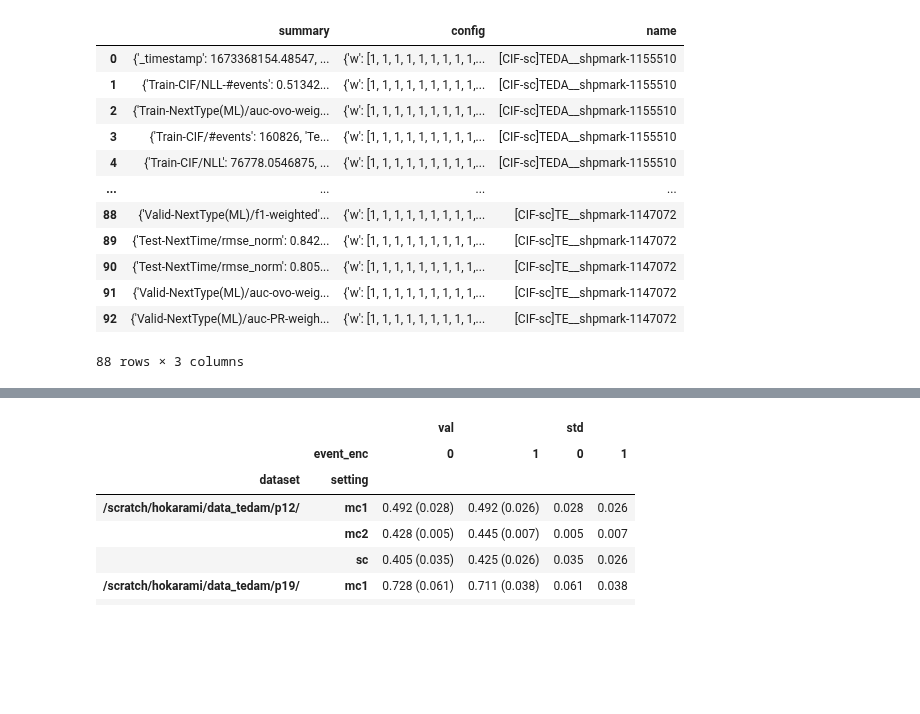
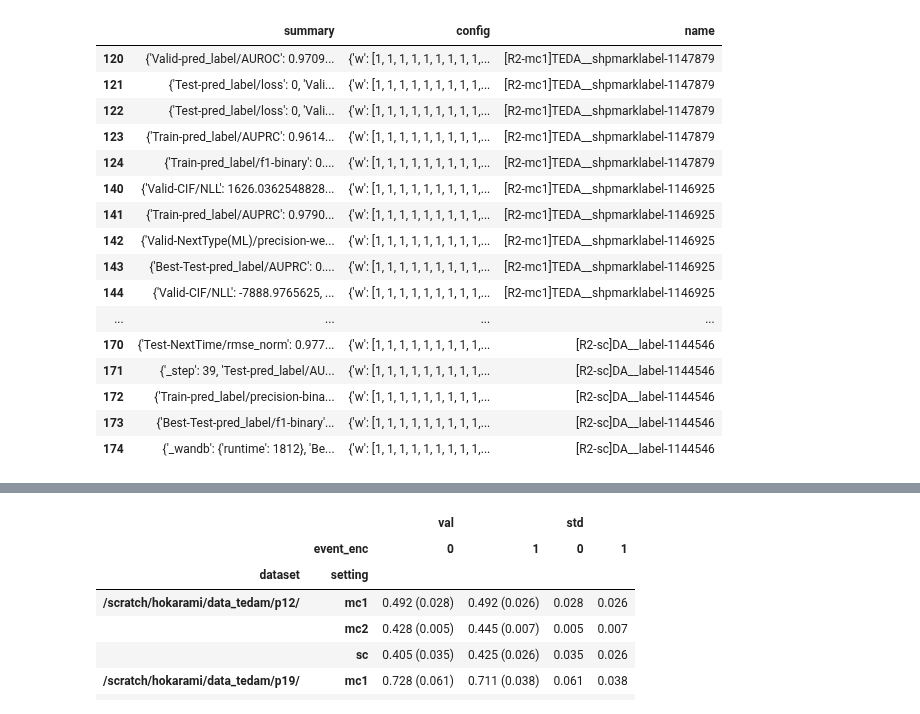
Before and after one commit to hojjatkarami/tedam2, a Jupyter notebook: jup_res.ipynb, the cells around one changed output, grey strips where cells are left out. Drawn from its saved outputs; the diff is of its cells as text; code cells hidden in the pictures; blank space fills up the shorter version.

```diff
--- a/jup_res.ipynb
+++ b/jup_res.ipynb
@@ -38,23 +38,27 @@ runs_df = pd.DataFrame({
 
 runs_df.to_csv("project.csv")
 # %%
-q = runs_df['name'].str.contains('\[CIF-')
+q = runs_df['name'].str.contains('\[R2-')
 runs_df = runs_df[q]
 runs_df
 # %% [output]
 |  | summary | config | name |
-| 0 | {'_timestamp': 1673368154.48547, ... | {'w': [1, 1, 1, 1, 1, 1, 1, 1, 1,... | [CIF-sc]TEDA__shpmark-1155510 |
-| 1 | {'Train-CIF/NLL-#events': 0.51342... | {'w': [1, 1, 1, 1, 1, 1, 1, 1, 1,... | [CIF-sc]TEDA__shpmark-1155510 |
-| 2 | {'Train-NextType(ML)/auc-ovo-weig... | {'w': [1, 1, 1, 1, 1, 1, 1, 1, 1,... | [CIF-sc]TEDA__shpmark-1155510 |
-| 3 | {'Train-CIF/#events': 160826, 'Te... | {'w': [1, 1, 1, 1, 1, 1, 1, 1, 1,... | [CIF-sc]TEDA__shpmark-1155510 |
-| 4 | {'Train-CIF/NLL': 76778.0546875, ... | {'w': [1, 1, 1, 1, 1, 1, 1, 1, 1,... | [CIF-sc]TEDA__shpmark-1155510 |
+| 120 | {'Valid-pred_label/AUROC': 0.9709... | {'w': [1, 1, 1, 1, 1, 1, 1, 1, 1,... | [R2-mc1]TEDA__shpmarklabel-1147879 |
+| 121 | {'Test-pred_label/loss': 0, 'Vali... | {'w': [1, 1, 1, 1, 1, 1, 1, 1, 1,... | [R2-mc1]TEDA__shpmarklabel-1147879 |
+| 122 | {'Test-pred_label/loss': 0, 'Vali... | {'w': [1, 1, 1, 1, 1, 1, 1, 1, 1,... | [R2-mc1]TEDA__shpmarklabel-1147879 |
+| 123 | {'Train-pred_label/AUPRC': 0.9614... | {'w': [1, 1, 1, 1, 1, 1, 1, 1, 1,... | [R2-mc1]TEDA__shpmarklabel-1147879 |
+| 124 | {'Train-pred_label/f1-binary': 0.... | {'w': [1, 1, 1, 1, 1, 1, 1, 1, 1,... | [R2-mc1]TEDA__shpmarklabel-1147879 |
+| 140 | {'Valid-CIF/NLL': 1626.0362548828... | {'w': [1, 1, 1, 1, 1, 1, 1, 1, 1,... | [R2-mc1]TEDA__shpmarklabel-1146925 |
+| 141 | {'Train-pred_label/AUPRC': 0.9790... | {'w': [1, 1, 1, 1, 1, 1, 1, 1, 1,... | [R2-mc1]TEDA__shpmarklabel-1146925 |
+| 142 | {'Valid-NextType(ML)/precision-we... | {'w': [1, 1, 1, 1, 1, 1, 1, 1, 1,... | [R2-mc1]TEDA__shpmarklabel-1146925 |
+| 143 | {'Best-Test-pred_label/AUPRC': 0.... | {'w': [1, 1, 1, 1, 1, 1, 1, 1, 1,... | [R2-mc1]TEDA__shpmarklabel-1146925 |
+| 144 | {'Valid-CIF/NLL': -7888.9765625, ... | {'w': [1, 1, 1, 1, 1, 1, 1, 1, 1,... | [R2-mc1]TEDA__shpmarklabel-1146925 |
 | ... | ... | ... | ... |
-| 88 | {'Valid-NextType(ML)/f1-weighted'... | {'w': [1, 1, 1, 1, 1, 1, 1, 1, 1,... | [CIF-sc]TE__shpmark-1147072 |
-| 89 | {'Test-NextTime/rmse_norm': 0.842... | {'w': [1, 1, 1, 1, 1, 1, 1, 1, 1,... | [CIF-sc]TE__shpmark-1147072 |
-| 90 | {'Test-NextTime/rmse_norm': 0.805... | {'w': [1, 1, 1, 1, 1, 1, 1, 1, 1,... | [CIF-sc]TE__shpmark-1147072 |
-| 91 | {'Valid-NextType(ML)/auc-ovo-weig... | {'w': [1, 1, 1, 1, 1, 1, 1, 1, 1,... | [CIF-sc]TE__shpmark-1147072 |
-| 92 | {'Valid-NextType(ML)/auc-PR-weigh... | {'w': [1, 1, 1, 1, 1, 1, 1, 1, 1,... | [CIF-sc]TE__shpmark-1147072 |
+| 170 | {'Test-NextTime/rmse_norm': 0.977... | {'w': [1, 1, 1, 1, 1, 1, 1, 1, 1,... | [R2-sc]DA__label-1144546 |
+| 171 | {'_step': 39, 'Test-pred_label/AU... | {'w': [1, 1, 1, 1, 1, 1, 1, 1, 1,... | [R2-sc]DA__label-1144546 |
+| 172 | {'Train-pred_label/precision-bina... | {'w': [1, 1, 1, 1, 1, 1, 1, 1, 1,... | [R2-sc]DA__label-1144546 |
+| 173 | {'Best-Test-pred_label/f1-binary'... | {'w': [1, 1, 1, 1, 1, 1, 1, 1, 1,... | [R2-sc]DA__label-1144546 |
+| 174 | {'_wandb': {'runtime': 1812}, 'Be... | {'w': [1, 1, 1, 1, 1, 1, 1, 1, 1,... | [R2-sc]DA__label-1144546 |
-88 rows × 3 columns
 # %%
 
 runs_df.iloc[0].summary.keys()
```
Also changed, not shown: parts of 2 cells of this notebook, 3 other files.
